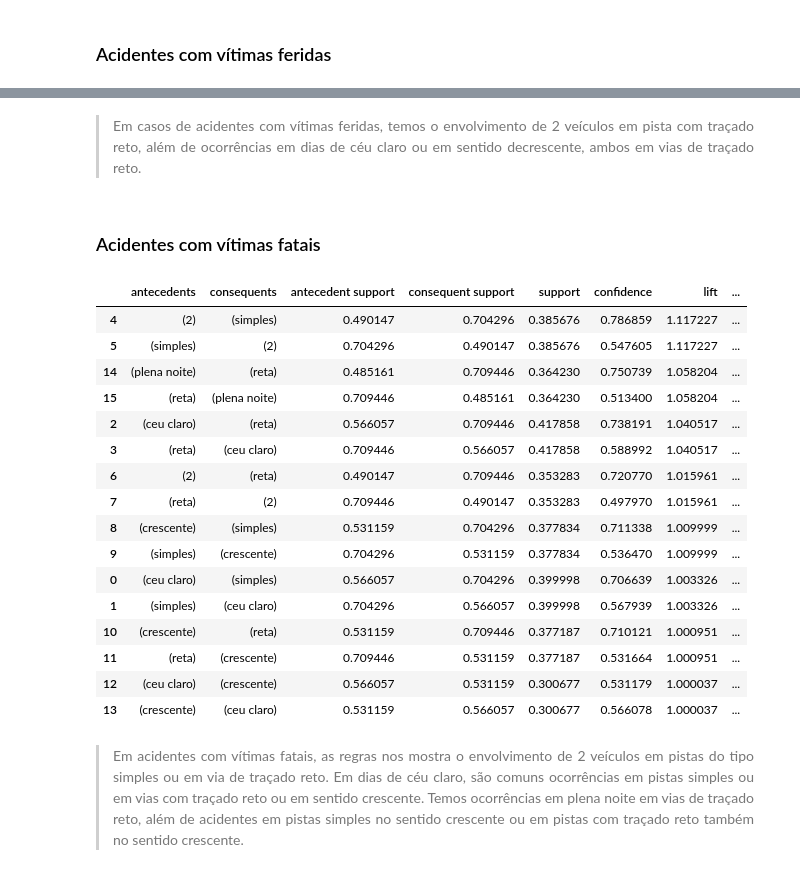
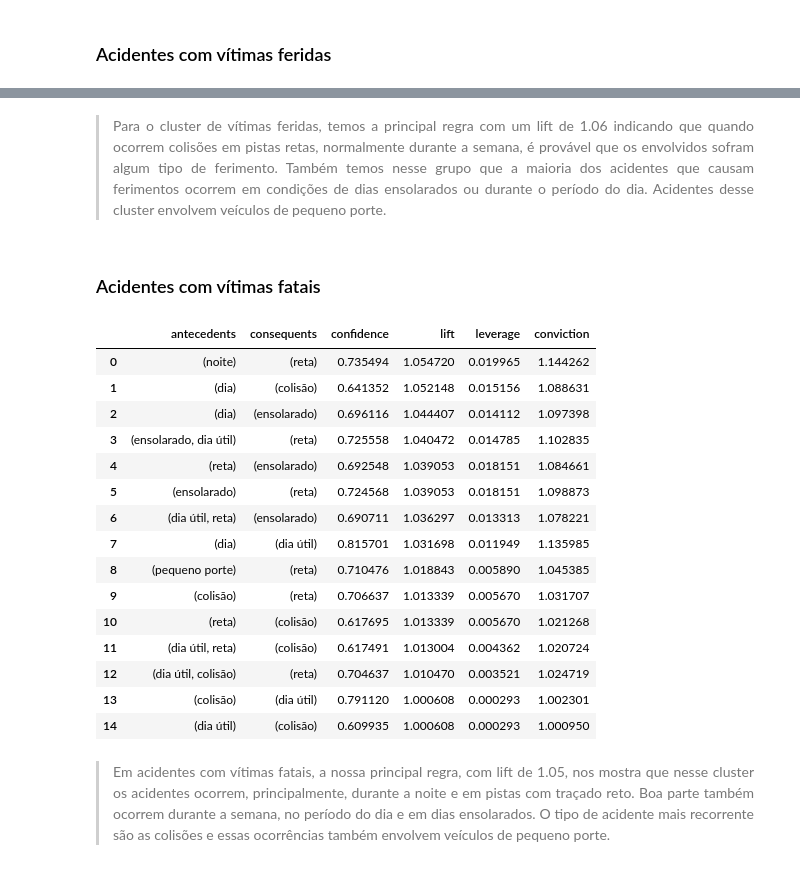
Before and after one commit to LilianeAquino/aed_projeto_1_revisitado, a Jupyter notebook: regra_associação.ipynb, the cells around one changed output, grey strips where cells are left out. Cells and saved outputs as stored; diff of their text form; code cells hidden in the pictures.

Commit message:
Regras de associação

```diff
--- a/regra_associação.ipynb
+++ b/regra_associação.ipynb
@@ -36,0 +60,2 @@ Linhas: 1898820 | Coluna:  25
+# %%
+df['dia_semana'] = df['dia_semana'].apply(mapDiasDaSemana)
@@ -36,0 +64,2 @@ Linhas: 1898820 | Coluna:  25
+# %%
+df['condicao_clima'] = df['condicao_metereologica'].map(mapClima)
@@ -36,0 +68,2 @@ Linhas: 1898820 | Coluna:  25
+# %%
+df['porte_veiculo'] = df['tipo_veiculo'].apply(mapTamanhoVeiculos)
@@ -37,13 +72,13 @@ Linhas: 1898820 | Coluna:  25
 # %%
-cols = ['classificacao_acidente',
-        'causa_acidente',
+cols = [
+        'classificacao_acidente',
         'tipo_acidente',
         'fase_dia',
-        'sentido_via',
-        'condicao_metereologica',
-        'tipo_pista',
+        'condicao_clima',
         'tracado_via',
-        'veiculos',
-        'estacao']
-
+        'porte_veiculo',
+        'estacao_do_ano',
+        'dia_semana'
+        ]
 data = df[cols]
+data.head()
@@ -134,29 +193,29 @@ rules_vitimas_feridas.sort_values(by='lift', ascending=False)
-# %% [markdown]
-> <p style='text-align: justify;'><font size=2.85>Em casos de acidentes com vítimas feridas, temos o envolvimento de 2 veículos em pista com traçado reto, além de ocorrências em dias de céu claro ou em sentido decrescente, ambos em vias de traçado reto.</font></p>
+# %% [markdown]
+> <p style='text-align: justify;'><font size=2.85>Para o cluster de vítimas feridas, temos a principal regra com um lift de 1.06 indicando que quando ocorrem colisões em pistas retas, normalmente durante a semana, é provável que os envolvidos sofram algum tipo de ferimento. Também temos nesse grupo que a maioria dos acidentes que causam ferimentos ocorrem em condições de dias ensolarados ou durante o período do dia. Acidentes desse cluster envolvem veículos de pequeno porte.</font></p>
 # %% [markdown]
 ### Acidentes com vítimas fatais
 # %%
 vitimas_fatais = transactionEncoderData(vitimas_fatais.values)
 frequent_itemsets = getFrequentItemsets(vitimas_fatais)
 rules_vitimas_fatais = getAssociationRules(frequent_itemsets)
-rules_vitimas_fatais.sort_values(by='lift', ascending=False)
+rules_vitimas_fatais = rules_vitimas_fatais.sort_values(by='lift', ascending=False)
+rules_vitimas_fatais[['antecedents', 'consequents', 'confidence', 'lift', 'leverage', 'conviction']].query('confidence>=0.60').reset_index(drop=True)
 # %% [output]
-|  | antecedents | consequents | antecedent support | consequent support | support | confidence | lift | ... |
-| 4 | (2) | (simples) | 0.490147 | 0.704296 | 0.385676 | 0.786859 | 1.117227 | ... |
-| 5 | (simples) | (2) | 0.704296 | 0.490147 | 0.385676 | 0.547605 | 1.117227 | ... |
-| 14 | (plena noite) | (reta) | 0.485161 | 0.709446 | 0.364230 | 0.750739 | 1.058204 | ... |
-| 15 | (reta) | (plena noite) | 0.709446 | 0.485161 | 0.364230 | 0.513400 | 1.058204 | ... |
-| 2 | (ceu claro) | (reta) | 0.566057 | 0.709446 | 0.417858 | 0.738191 | 1.040517 | ... |
-| 3 | (reta) | (ceu claro) | 0.709446 | 0.566057 | 0.417858 | 0.588992 | 1.040517 | ... |
-| 6 | (2) | (reta) | 0.490147 | 0.709446 | 0.353283 | 0.720770 | 1.015961 | ... |
-| 7 | (reta) | (2) | 0.709446 | 0.490147 | 0.353283 | 0.497970 | 1.015961 | ... |
-| 8 | (crescente) | (simples) | 0.531159 | 0.704296 | 0.377834 | 0.711338 | 1.009999 | ... |
-| 9 | (simples) | (crescente) | 0.704296 | 0.531159 | 0.377834 | 0.536470 | 1.009999 | ... |
-| 0 | (ceu claro) | (simples) | 0.566057 | 0.704296 | 0.399998 | 0.706639 | 1.003326 | ... |
-| 1 | (simples) | (ceu claro) | 0.704296 | 0.566057 | 0.399998 | 0.567939 | 1.003326 | ... |
-| 10 | (crescente) | (reta) | 0.531159 | 0.709446 | 0.377187 | 0.710121 | 1.000951 | ... |
-| 11 | (reta) | (crescente) | 0.709446 | 0.531159 | 0.377187 | 0.531664 | 1.000951 | ... |
-| 12 | (ceu claro) | (crescente) | 0.566057 | 0.531159 | 0.300677 | 0.531179 | 1.000037 | ... |
-| 13 | (crescente) | (ceu claro) | 0.531159 | 0.566057 | 0.300677 | 0.566078 | 1.000037 | ... |
+|  | antecedents | consequents | confidence | lift | leverage | conviction |
+| 0 | (noite) | (reta) | 0.735494 | 1.054720 | 0.019965 | 1.144262 |
+| 1 | (dia) | (colisão) | 0.641352 | 1.052148 | 0.015156 | 1.088631 |
+| 2 | (dia) | (ensolarado) | 0.696116 | 1.044407 | 0.014112 | 1.097398 |
+| 3 | (ensolarado, dia útil) | (reta) | 0.725558 | 1.040472 | 0.014785 | 1.102835 |
+| 4 | (reta) | (ensolarado) | 0.692548 | 1.039053 | 0.018151 | 1.084661 |
+| 5 | (ensolarado) | (reta) | 0.724568 | 1.039053 | 0.018151 | 1.098873 |
+| 6 | (dia útil, reta) | (ensolarado) | 0.690711 | 1.036297 | 0.013313 | 1.078221 |
+| 7 | (dia) | (dia útil) | 0.815701 | 1.031698 | 0.011949 | 1.135985 |
+| 8 | (pequeno porte) | (reta) | 0.710476 | 1.018843 | 0.005890 | 1.045385 |
+| 9 | (colisão) | (reta) | 0.706637 | 1.013339 | 0.005670 | 1.031707 |
+| 10 | (reta) | (colisão) | 0.617695 | 1.013339 | 0.005670 | 1.021268 |
+| 11 | (dia útil, reta) | (colisão) | 0.617491 | 1.013004 | 0.004362 | 1.020724 |
+| 12 | (dia útil, colisão) | (reta) | 0.704637 | 1.010470 | 0.003521 | 1.024719 |
+| 13 | (colisão) | (dia útil) | 0.791120 | 1.000608 | 0.000293 | 1.002301 |
+| 14 | (dia útil) | (colisão) | 0.609935 | 1.000608 | 0.000293 | 1.000950 |
-# %% [markdown]
-> <p style='text-align: justify;'><font size=2.85>Em acidentes com vítimas fatais, as regras nos mostra o envolvimento de 2 veículos em pistas do tipo simples ou em via de traçado reto. Em dias de céu claro, são comuns ocorrências em pistas simples ou em vias com traçado reto ou em sentido crescente. Temos ocorrências em plena noite em vias de traçado reto, além de acidentes em pistas simples no sentido crescente ou em pistas com traçado reto também no sentido crescente.</font></p>
+# %% [markdown]
+> <p style='text-align: justify;'><font size=2.85>Em acidentes com vítimas fatais, a nossa principal regra, com lift de 1.05, nos mostra que nesse cluster os acidentes ocorrem, principalmente, durante a noite e em pistas com traçado reto. Boa parte também ocorrem durante a semana, no período do dia e em dias ensolarados. O tipo de acidente mais recorrente são as colisões e essas ocorrências também envolvem veículos de pequeno porte.</font></p>
```
Also changed, not shown: parts of 27 cells of this notebook, 3 other files.
